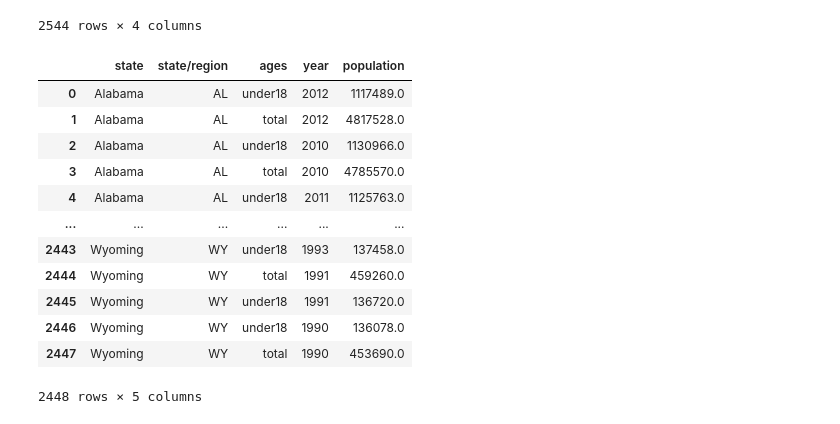
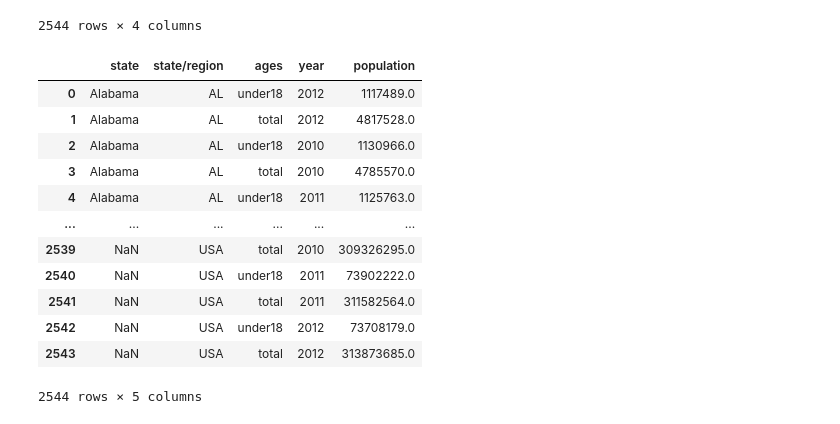
Before and after one commit to danyalutsevich/ML_AI, a Jupyter notebook: Pandas/HowMerge.ipynb, the cells around one changed output. Saved outputs shown, nothing was run; the diff lists cells and outputs as text; code cells hidden in the pictures.

```diff
--- a/Pandas/HowMerge.ipynb
+++ b/Pandas/HowMerge.ipynb
@@ -174,19 +174,19 @@ pop
 | 2543 | USA | total | 2012 | 313873685.0 |
 2544 rows × 4 columns
 # %%
-merged= pd.merge(abbrevs,pop,left_on="abbreviation",right_on="state/region").drop("abbreviation",axis=1)
+merged= pd.merge(abbrevs,pop,left_on="abbreviation",right_on="state/region",how="outer").drop("abbreviation",axis=1)
 merged
 # %% [output]
 |  | state | state/region | ages | year | population |
 | 0 | Alabama | AL | under18 | 2012 | 1117489.0 |
 | 1 | Alabama | AL | total | 2012 | 4817528.0 |
 | 2 | Alabama | AL | under18 | 2010 | 1130966.0 |
 | 3 | Alabama | AL | total | 2010 | 4785570.0 |
 | 4 | Alabama | AL | under18 | 2011 | 1125763.0 |
 | ... | ... | ... | ... | ... | ... |
-| 2443 | Wyoming | WY | under18 | 1993 | 137458.0 |
-| 2444 | Wyoming | WY | total | 1991 | 459260.0 |
-| 2445 | Wyoming | WY | under18 | 1991 | 136720.0 |
-| 2446 | Wyoming | WY | under18 | 1990 | 136078.0 |
-| 2447 | Wyoming | WY | total | 1990 | 453690.0 |
+| 2539 | NaN | USA | total | 2010 | 309326295.0 |
+| 2540 | NaN | USA | under18 | 2011 | 73902222.0 |
+| 2541 | NaN | USA | total | 2011 | 311582564.0 |
+| 2542 | NaN | USA | under18 | 2012 | 73708179.0 |
+| 2543 | NaN | USA | total | 2012 | 313873685.0 |
-2448 rows × 5 columns
+2544 rows × 5 columns
```
